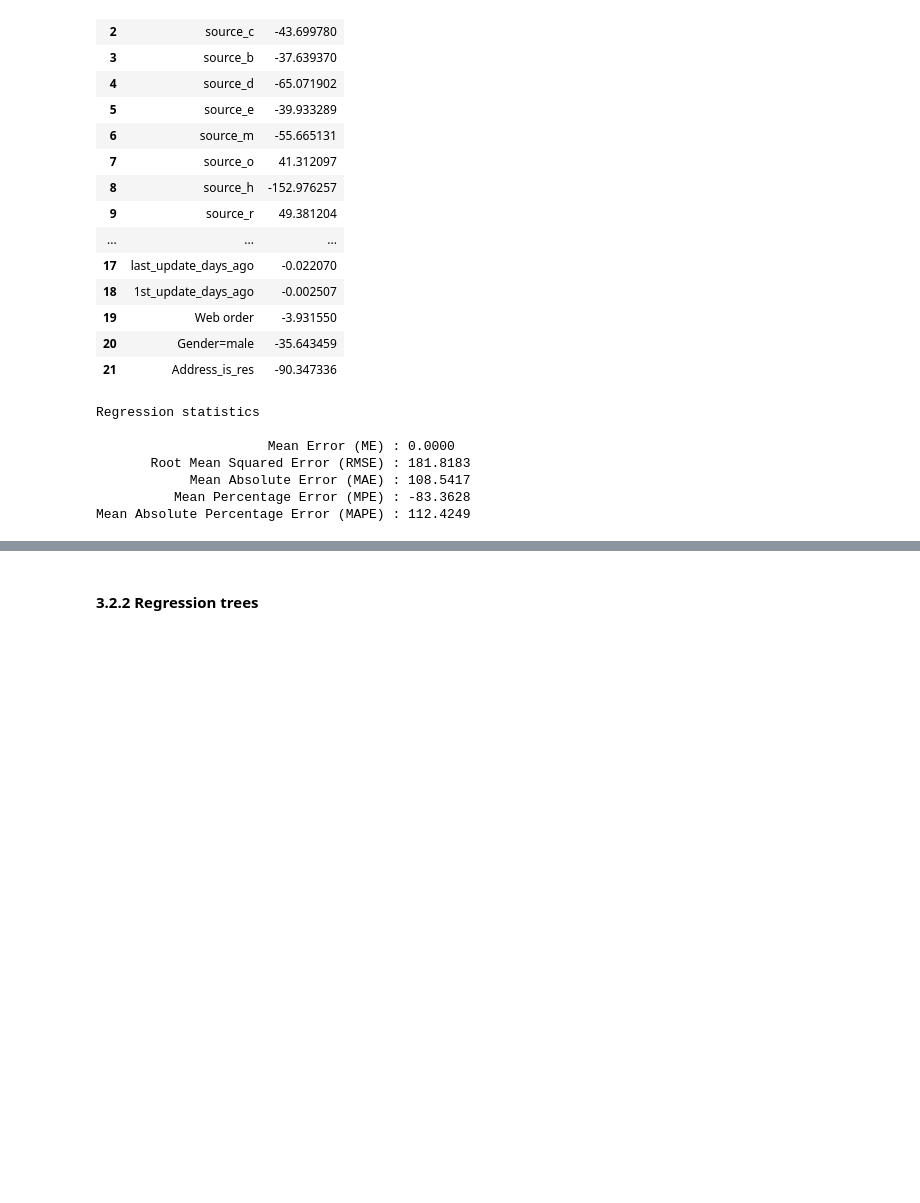
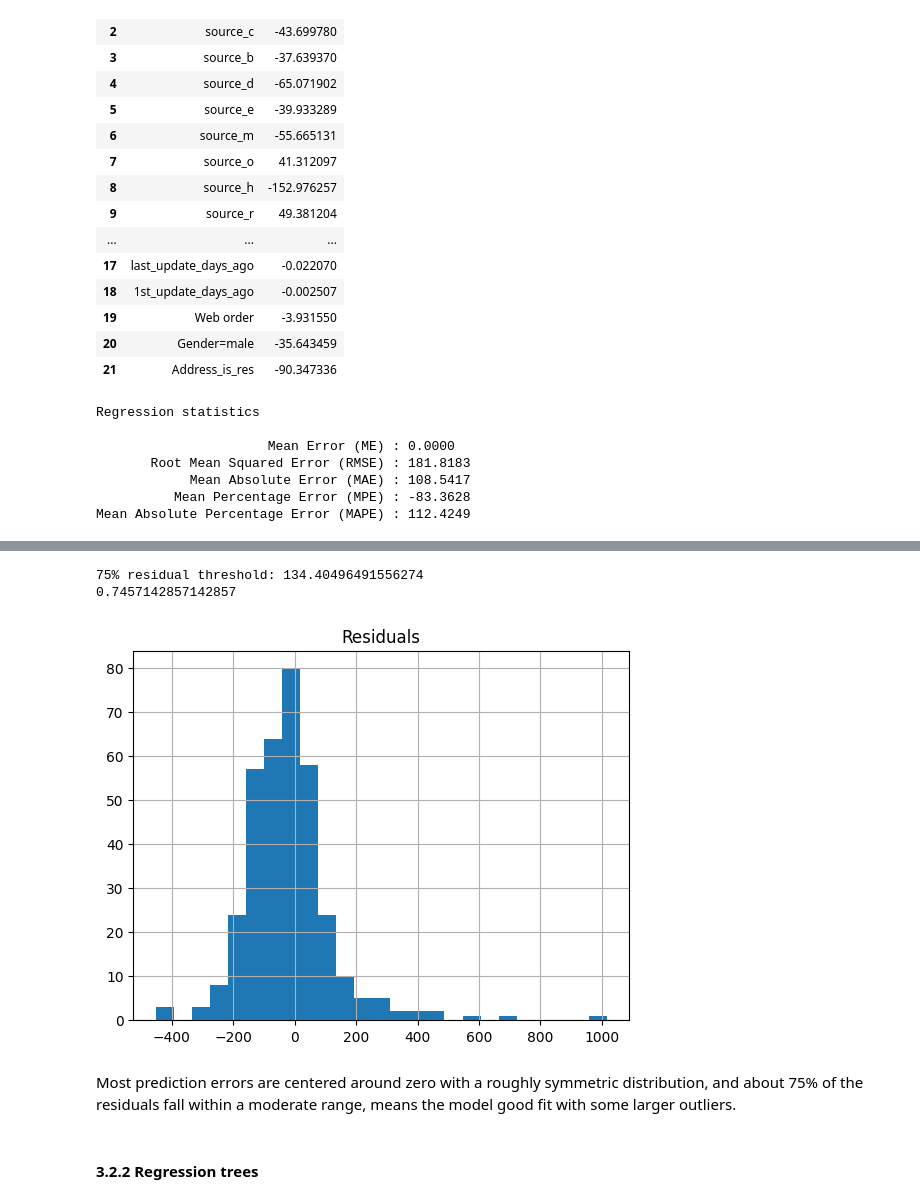
Before and after one commit to xuany823/ADS505, a Jupyter notebook: Module2/Assignment2.1.ipynb, the cells around one changed output, grey strips where cells are left out. Saved outputs shown, nothing was run; the diff lists cells and outputs as text; code cells hidden in the pictures; blank space fills up the shorter version.

```diff
--- a/Module2/Assignment2.1.ipynb
+++ b/Module2/Assignment2.1.ipynb
@@ -195,7 +195,7 @@ Chi-square test results (features vs Purchase):
 #predictors = df.drop(columns=["Spending", "Purchase"], errors="ignore")
 
 
-X = df.drop(columns=["Spending", "Purchase"], errors="ignore")
+X = df.drop(columns=["Spending", "Purchase", "sequence_number"], errors="ignore")
 y =df["Purchase"]
 
 train_X, tmp_X, train_y, tmp_y =train_test_split(X, y, train_size=800, stratify=y, random_state=42)
@@ -439,3 +465,25 @@ lin_mae = mean_absolute_error(y_valid_p, lin_pred)
+# %%
+# DetermineDetermine the percentage of datapoints with a residual in 75% threshold
+residuals = y_valid_p - lin_pred
+# Take absolute value
+abs_resid = np.abs(residuals)
+
+# 75th percentile threshold
+threshold = np.percentile(abs_resid, 75)
+
+# Percentage of data points within this threshold
+within_75 = np.mean(abs_resid <= threshold) * 100
+
+print("75% residual threshold:", threshold)
+print(len(residuals[(residuals > -134) & (residuals < 134)]) /len(residuals))
+pd.DataFrame({"Residuals": residuals}).hist(bins=25)
+plt.show()
+# %% [output]
+75% residual threshold: 134.40496491556274
+0.7457142857142857
+[figure, added]
+# %% [markdown]
+Most prediction errors are centered around zero with a roughly symmetric distribution, and about 75% of the residuals fall within a moderate range, means the model good fit with some larger outliers.
 # %% [markdown]
 #### 3.2.2 Regression trees
 # %%
```
Also changed, not shown: parts of 7 cells of this notebook.
